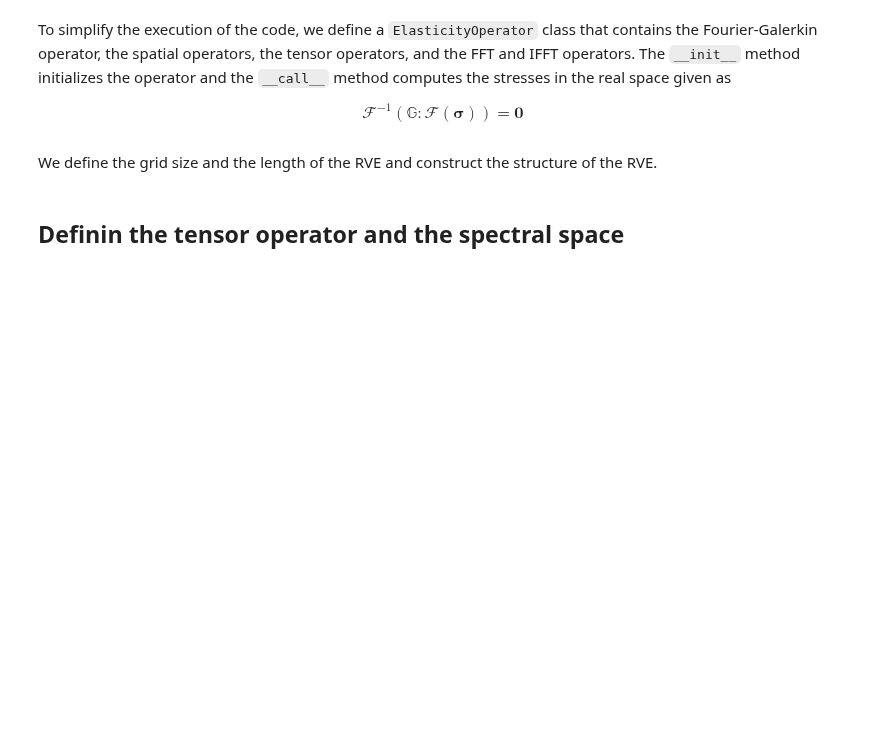
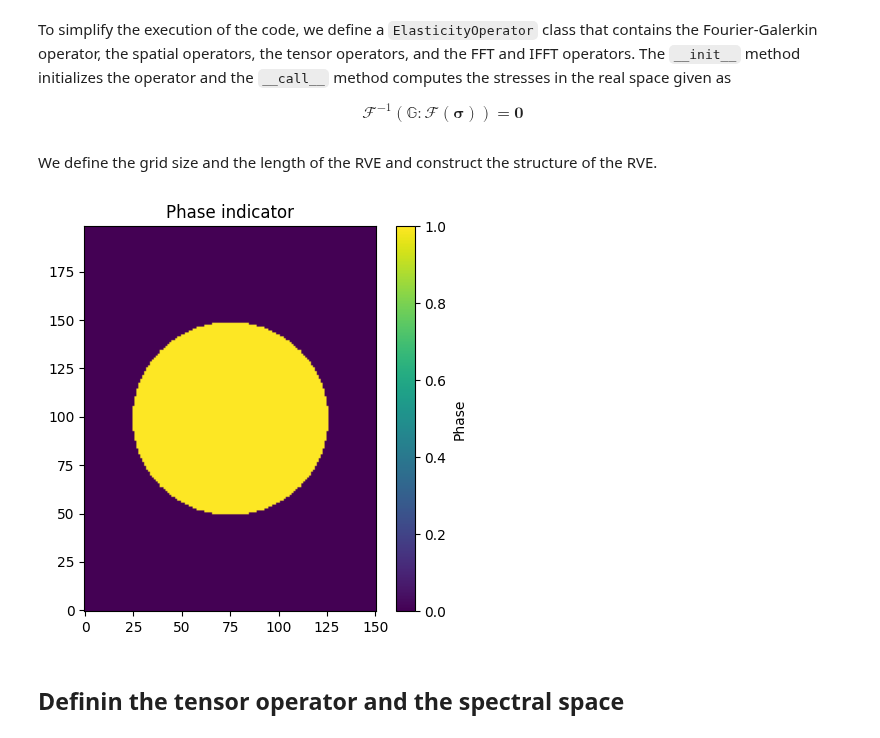
Before and after one commit to smec-ethz/xpektra, a Jupyter notebook: docs/examples/linear_elasticity_rectangle.ipynb, the cells around one changed output. Cells and saved outputs as stored; diff of their text form; code cells hidden in the pictures; blank space fills up the shorter version.

```diff
--- a/docs/examples/linear_elasticity_rectangle.ipynb
+++ b/docs/examples/linear_elasticity_rectangle.ipynb
@@ -39,22 +41,31 @@ We define the grid size and the length of the RVE and construct the structure of
 # %%
 Nx = 151
 Ny = 199
 ndim = 2
 lx = 0.75
 ly = 1.0
 
 
 # Create phase indicator (cylinder)
 x = np.linspace(-lx/2, lx/2, Nx)
 y = np.linspace(-ly/2, ly/2, Ny)
 
 
 if ndim == 3:
     Y, X, Z = np.meshgrid(x, y, x, indexing="ij")  # (N, N, N) grid
     phase = jnp.where(X**2 + Z**2 <= (0.2 / np.pi), 1.0, 0.0)  # 20% vol frac
 else:
     X, Y = np.meshgrid(x, y, indexing="ij")  # (N, N) grid
     phase = jnp.where(X**2 + Y**2 <= (0.2 / np.pi), 1.0, 0.0)
+
+
+plt.figure(figsize=(5, 5))
+plt.imshow(phase.T, origin="lower")
+plt.title("Phase indicator")
+plt.colorbar(label="Phase")
+plt.show()
+# %% [output]
+[figure, added]
 # %% [markdown]
 ## Definin the tensor operator and the spectral space
 # %%
```
Also changed, not shown: parts of 8 cells of this notebook, 11 other files.
